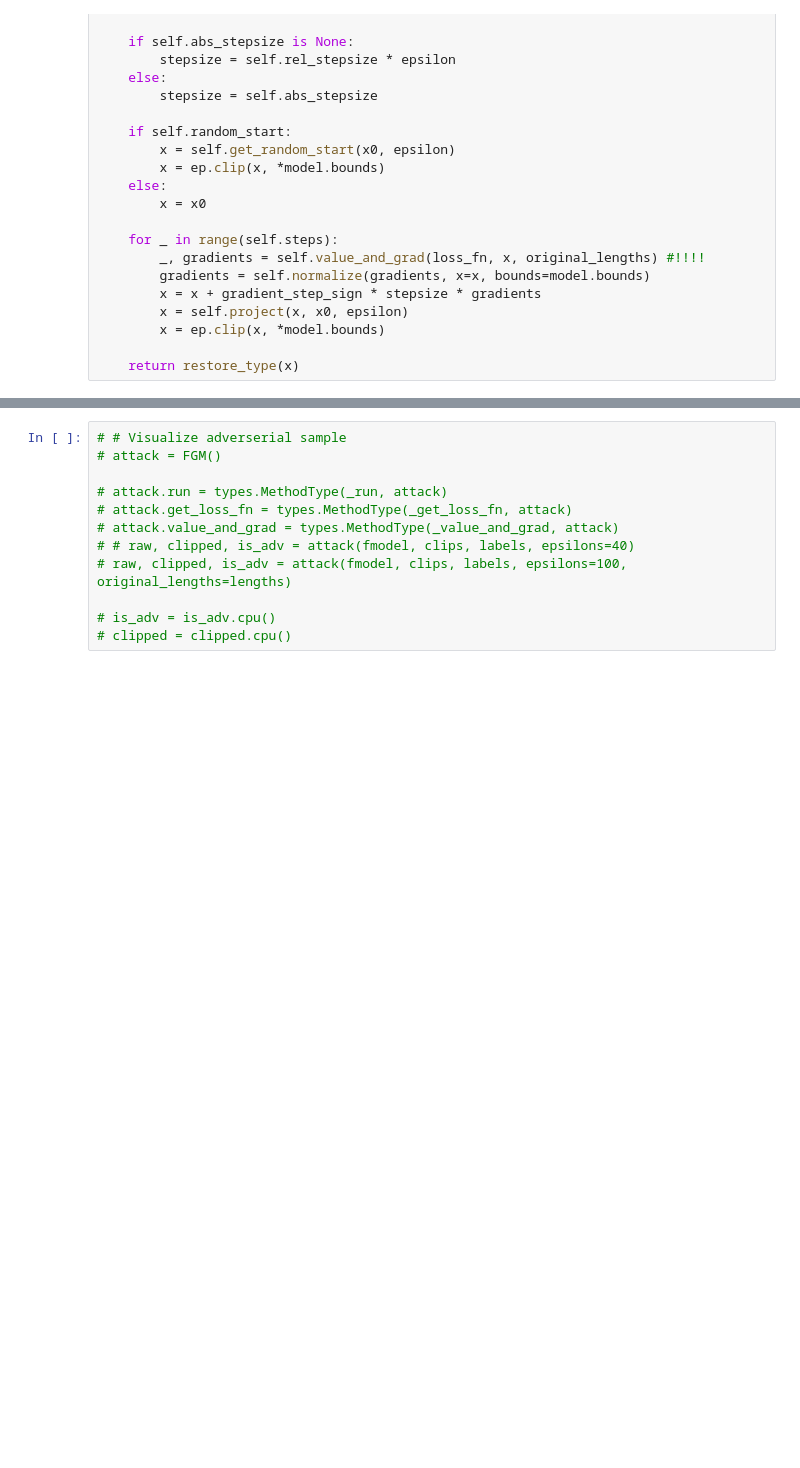
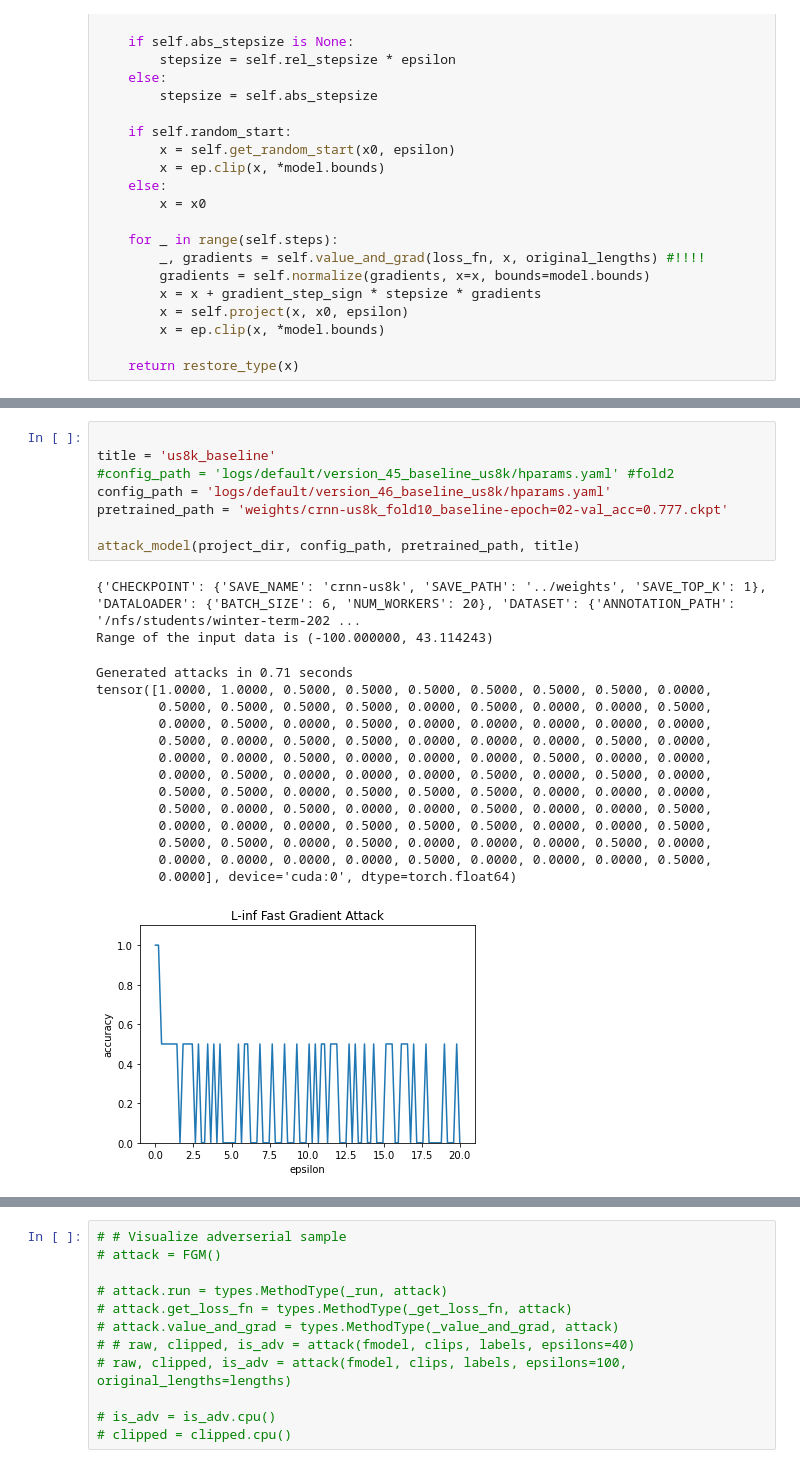
Before and after one commit to Vardanush/Robust-audio-classification, a Jupyter notebook: notebooks/foolbox_attacks.ipynb, the cells around one changed output, grey strips where cells are left out. Drawn from its saved outputs; the diff is of its cells as text; blank space fills up the shorter version.

```diff
--- a/notebooks/foolbox_attacks.ipynb
+++ b/notebooks/foolbox_attacks.ipynb
@@ -216 +240,26 @@ tensor([0.9167, 0.9167, 0.8750, 0.7917, 0.7500, 0.7917, 0.7917, 0.5417, 0.5833,
+# %%
+
+title = 'us8k_baseline'
+#config_path = 'logs/default/version_45_baseline_us8k/hparams.yaml' #fold2
+config_path = 'logs/default/version_46_baseline_us8k/hparams.yaml'
+pretrained_path = 'weights/crnn-us8k_fold10_baseline-epoch=02-val_acc=0.777.ckpt'
+
+attack_model(project_dir, config_path, pretrained_path, title)
+# %% [output]
+{'CHECKPOINT': {'SAVE_NAME': 'crnn-us8k', 'SAVE_PATH': '../weights', 'SAVE_TOP_K': 1}, 'DATALOADER': {'BATCH_SIZE': 6, 'NUM_WORKERS': 20}, 'DATASET': {'ANNOTATION_PATH': '/nfs/students/winter-term-202 ...
+Range of the input data is (-100.000000, 43.114243)
+Generated attacks in 0.71 seconds
+tensor([1.0000, 1.0000, 0.5000, 0.5000, 0.5000, 0.5000, 0.5000, 0.5000, 0.0000,
+        0.5000, 0.5000, 0.5000, 0.5000, 0.0000, 0.5000, 0.0000, 0.0000, 0.5000,
+        0.0000, 0.5000, 0.0000, 0.5000, 0.0000, 0.0000, 0.0000, 0.0000, 0.0000,
+        0.5000, 0.0000, 0.5000, 0.5000, 0.0000, 0.0000, 0.0000, 0.5000, 0.0000,
+        0.0000, 0.0000, 0.5000, 0.0000, 0.0000, 0.0000, 0.5000, 0.0000, 0.0000,
+        0.0000, 0.5000, 0.0000, 0.0000, 0.0000, 0.5000, 0.0000, 0.5000, 0.0000,
+        0.5000, 0.5000, 0.0000, 0.5000, 0.5000, 0.5000, 0.0000, 0.0000, 0.0000,
+        0.5000, 0.0000, 0.5000, 0.0000, 0.0000, 0.5000, 0.0000, 0.0000, 0.5000,
+        0.0000, 0.0000, 0.0000, 0.5000, 0.5000, 0.5000, 0.0000, 0.0000, 0.5000,
+        0.5000, 0.5000, 0.0000, 0.5000, 0.0000, 0.0000, 0.0000, 0.5000, 0.0000,
+        0.0000, 0.0000, 0.0000, 0.0000, 0.5000, 0.0000, 0.0000, 0.0000, 0.5000,
+        0.0000], device='cuda:0', dtype=torch.float64)
+[figure, added]
 # %%
```
Also changed, not shown: parts of 13 cells of this notebook, 29 other files.
